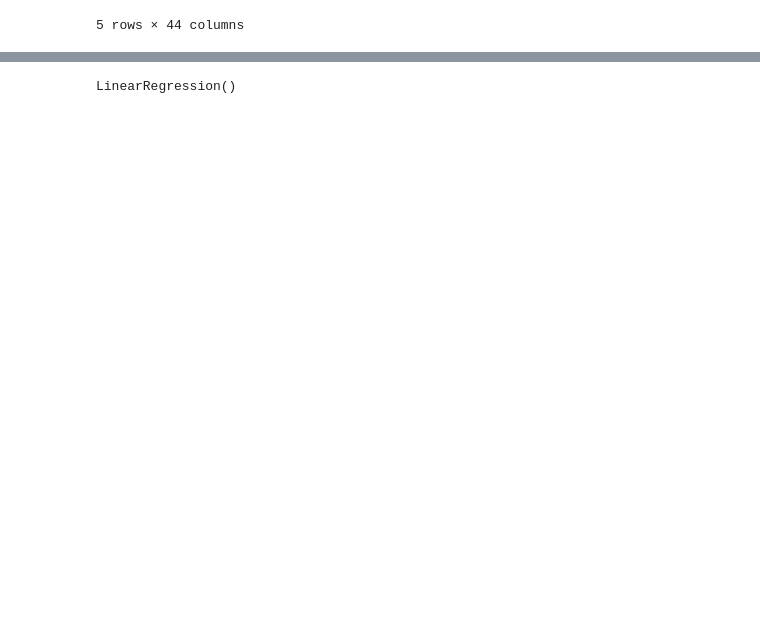
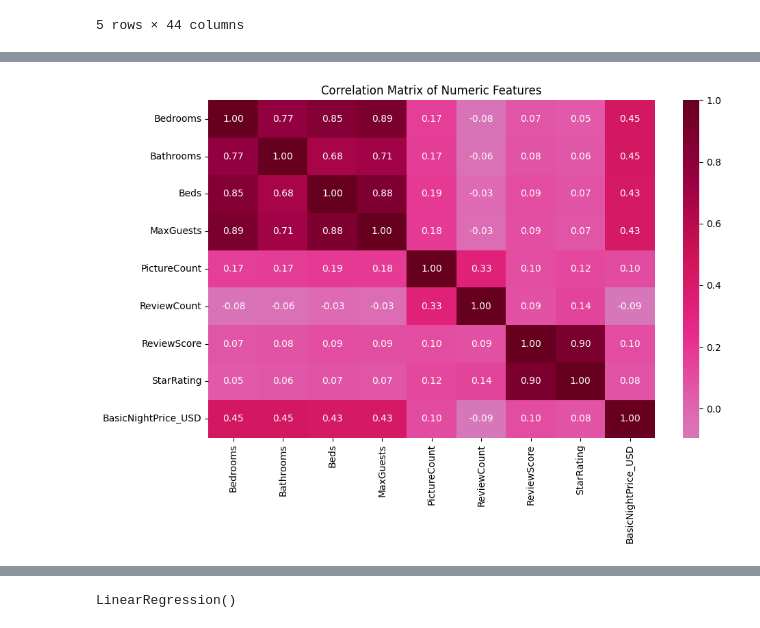
Before and after one commit to fatmaAlzu/444_Project, a Jupyter notebook: airbnbPrediction.ipynb, the cells around one changed output, grey strips where cells are left out. Drawn from its saved outputs; the diff is of its cells as text; code cells hidden in the pictures; blank space fills up the shorter version.

```diff
--- a/airbnbPrediction.ipynb
+++ b/airbnbPrediction.ipynb
@@ -27 +92,13 @@ df.head() # Displaying the first few rows of the dataset
+# %%
+# Correlation heatmap of numeric features with price
+numeric_cols = ['Bedrooms', 'Bathrooms', 'Beds', 'MaxGuests', 'PictureCount','ReviewCount', 'ReviewScore', 'StarRating', 'BasicNightPrice_USD']
+corr = df[numeric_cols].corr()
+
+plt.figure(figsize=(10, 7))
+sns.heatmap(corr, annot=True, fmt='.2f', cmap='PuRd', center=0)
+plt.title('Correlation Matrix of Numeric Features')
+plt.tight_layout()
+plt.show()
+# %% [output]
+[figure, added]
 # %% [markdown]
```
Also changed, not shown: parts of 29 cells of this notebook.
